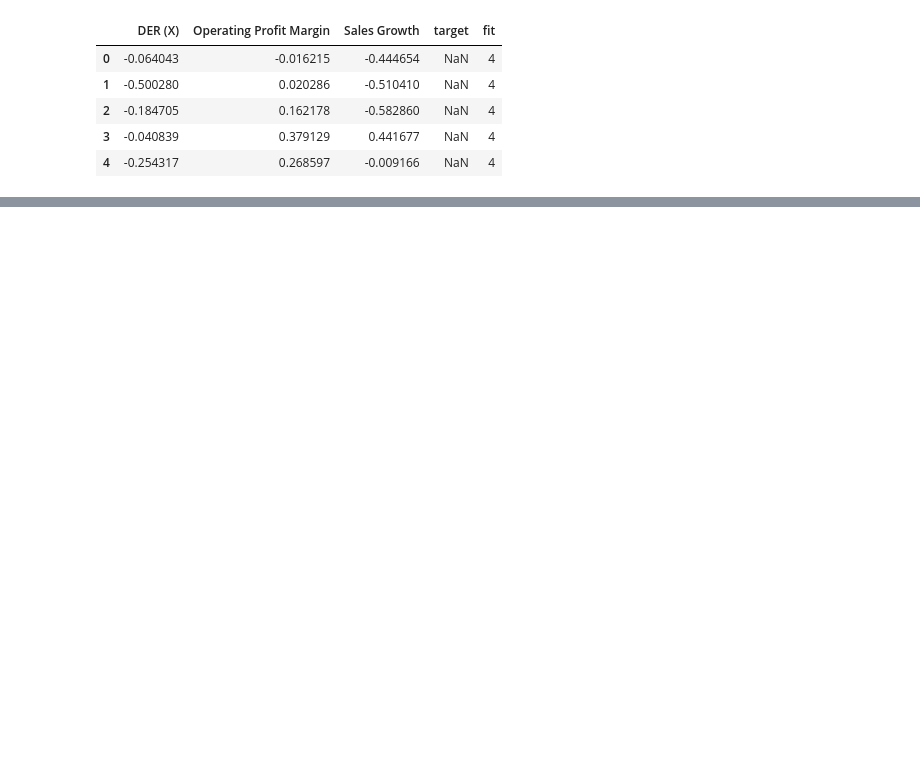
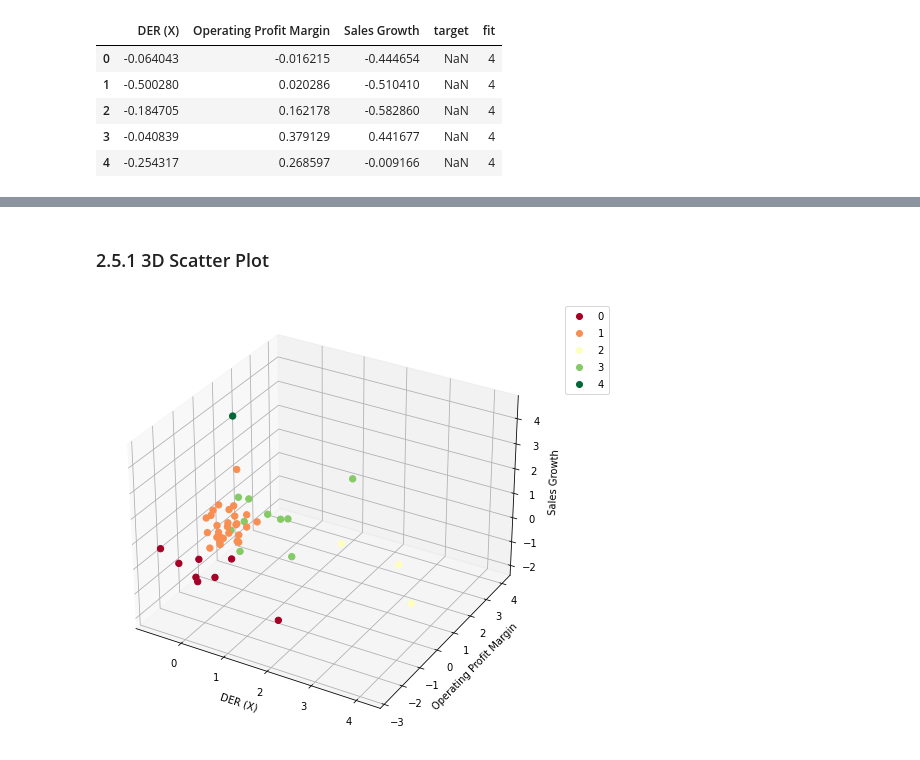
Before and after one commit to jheikal/Finance_DataScience-CLustering_Industries1, a Jupyter notebook: kmeans-3var.ipynb, the cells around one changed output, grey strips where cells are left out. Saved outputs shown, nothing was run; the diff lists cells and outputs as text; code cells hidden in the pictures; blank space fills up the shorter version.

```diff
--- a/kmeans-3var.ipynb
+++ b/kmeans-3var.ipynb
@@ -175,0 +126,9 @@ new_df.head(5)
+# %%
+new_df.insert(0,"Category",np.nan,True)
+new_df.loc[new_df['fit'] == 2, 'Category'] = 0
+new_df.loc[new_df['fit'] == 4, 'Category'] = 1
+new_df.loc[new_df['fit'] == 1, 'Category'] = 2
+new_df.loc[new_df['fit'] == 0, 'Category'] = 3
+new_df.loc[new_df['fit'] == 3, 'Category'] = 4
+new_df['Category'] = new_df['Category'].astype(int)
+new_df.head(5)
@@ -175,0 +142,3 @@ new_df.head(5)
+# %%
+new_df.drop(["fit","target"], axis=1, inplace=True)
+new_df.info()
@@ -175,0 +157,26 @@ new_df.head(5)
+# %% [markdown]
+### 2.5.1 3D Scatter Plot
+# %%
+from mpl_toolkits.mplot3d import Axes3D
+#sns.set(style = "darkgrid")
+
+fig = plt.figure()
+ax = fig.add_subplot(111, projection = '3d')
+
+
+x = new_df['DER (X)']
+y = new_df['Operating Profit Margin']
+z = new_df['Sales Growth']
+
+ax.set_xlabel("DER (X)")
+ax.set_ylabel("Operating Profit Margin")
+ax.set_zlabel("Sales Growth")
+
+cmap = ListedColormap(sns.color_palette("RdYlGn", 256).as_hex())
+
+sc = ax.scatter(x, y, z, s=40, c=new_df['Category'], marker='o', cmap=cmap, alpha=1)
+plt.legend(*sc.legend_elements(), bbox_to_anchor=(1.05, 1), loc=2)
+
+plt.show()
+# %% [output]
+[figure, added]
```
Also changed, not shown: parts of 38 cells of this notebook.
